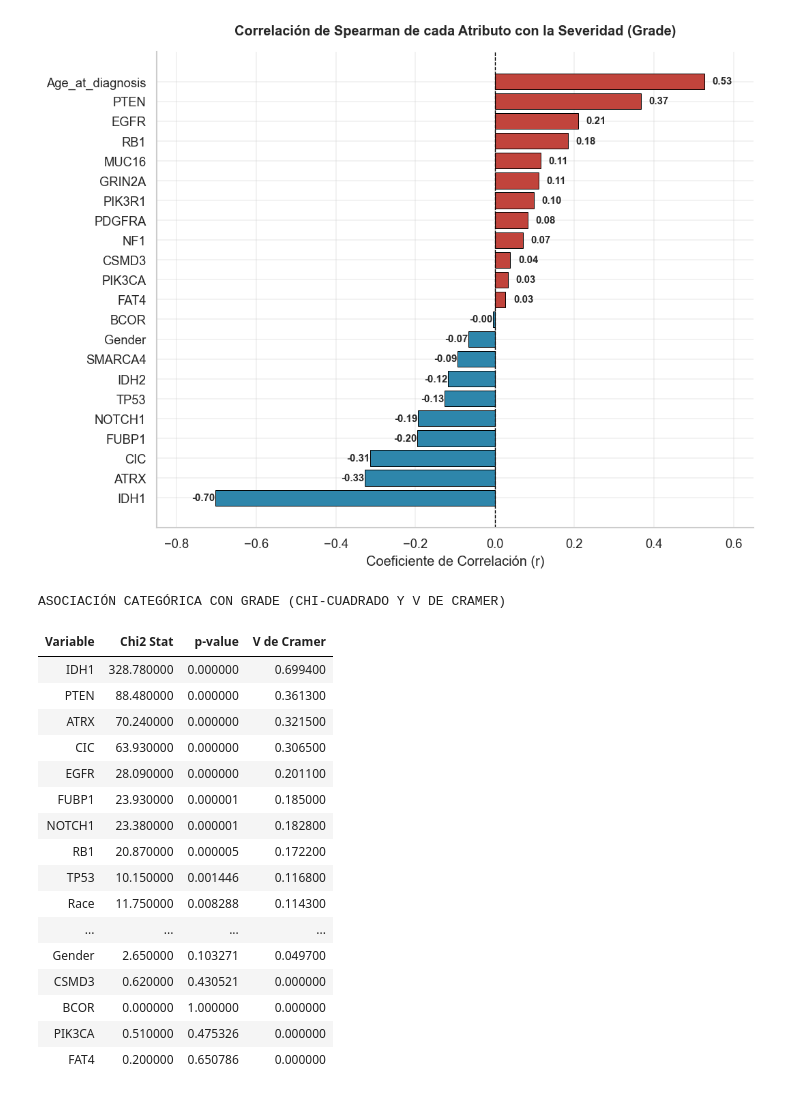
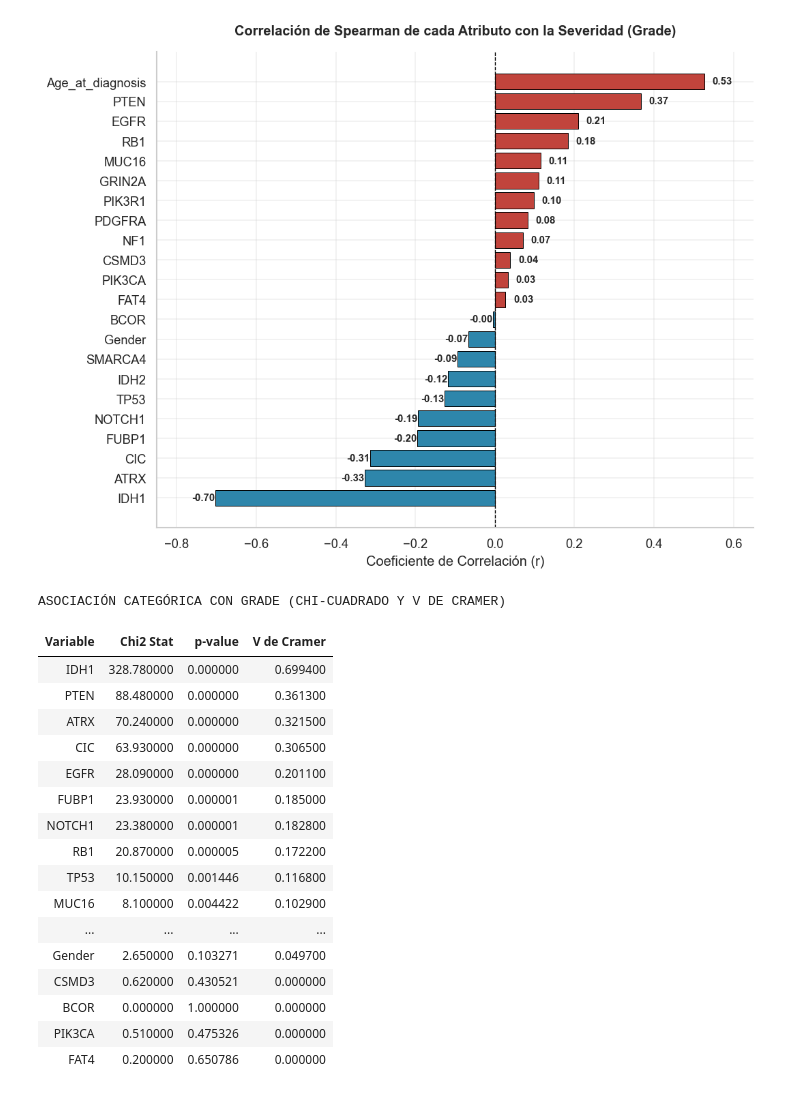
Before and after one commit to Alej0126/Jbook_dataviz, a Jupyter notebook: docs/_build/jupyter_execute/notebooks.ipynb, the cells around one changed output. Saved outputs shown, nothing was run; the diff lists cells and outputs as text; code cells hidden in the pictures.

```diff
--- a/docs/_build/jupyter_execute/notebooks.ipynb
+++ b/docs/_build/jupyter_execute/notebooks.ipynb
@@ -1759,7 +1759,7 @@ def calcular_asociacion(x, y):
 
   return chi2, p_val, v_cramer
 
-
+train_data['Race'] = np.where(train_data['Race'] == 0, 0, 1)
 cat_cols = [c for c in train_data.columns if c != 'Age_at_diagnosis']
 n_cols = len(cat_cols)
 
@@ -1791,34 +1791,34 @@ for i in range(n_cols):
           'Variable': var2,
           'Chi2 Stat': round(chi2, 2),
           'p-value': p_val,
           'V de Cramer': round(v_val, 4),
       })
 
     if var1 != 'Grade' and var2 != 'Grade' and v_val > 0.4:
       pares_asociados.append((var1, var2, round(v_val, 4)))
 
 df_asociacion = pd.DataFrame(chi2_results).sort_values(
     by='V de Cramer', ascending=False
 )
 print("ASOCIACIÓN CATEGÓRICA CON GRADE (CHI-CUADRADO Y V DE CRAMER)")
 display(df_asociacion.style.hide(axis="index"))
 
 df_pares_asociados = pd.DataFrame(
     pares_asociados, columns=['Variable 1', 'Variable 2', 'V de Cramer (V)']
 ).sort_values(by='V de Cramer (V)', ascending=False)
 # %% [output]
 ASOCIACIÓN CATEGÓRICA CON GRADE (CHI-CUADRADO Y V DE CRAMER)
 | Variable | Chi2 Stat | p-value | V de Cramer |
 | IDH1 | 328.780000 | 0.000000 | 0.699400 |
 | PTEN | 88.480000 | 0.000000 | 0.361300 |
 | ATRX | 70.240000 | 0.000000 | 0.321500 |
 | CIC | 63.930000 | 0.000000 | 0.306500 |
 | EGFR | 28.090000 | 0.000000 | 0.201100 |
 | FUBP1 | 23.930000 | 0.000001 | 0.185000 |
 | NOTCH1 | 23.380000 | 0.000001 | 0.182800 |
 | RB1 | 20.870000 | 0.000005 | 0.172200 |
 | TP53 | 10.150000 | 0.001446 | 0.116800 |
-| Race | 11.750000 | 0.008288 | 0.114300 |
+| MUC16 | 8.100000 | 0.004422 | 0.102900 |
 | ... | ... | ... | ... |
 | Gender | 2.650000 | 0.103271 | 0.049700 |
 | CSMD3 | 0.620000 | 0.430521 | 0.000000 |
```
Also changed, not shown: parts of 12 cells of this notebook, 5 other files.
